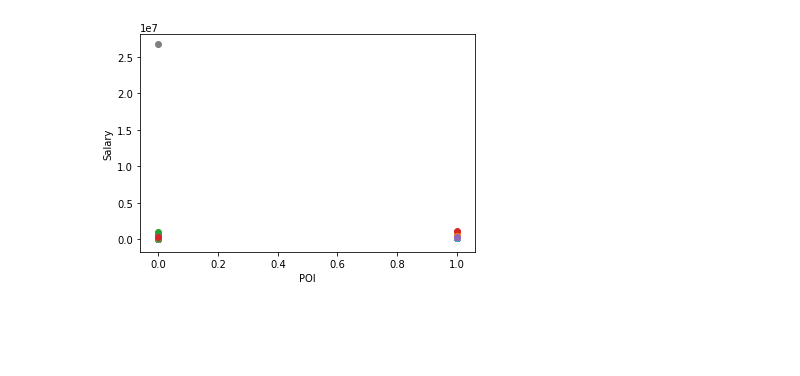
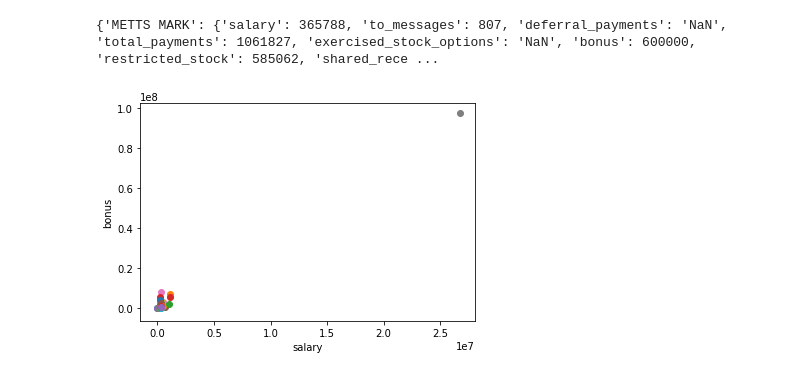
Before and after one commit to ketanpandey01/Enron_Corpus, a Jupyter notebook: Enron Corpus.ipynb, the cells around one changed output. Cells and saved outputs as stored; diff of their text form; code cells hidden in the pictures; blank space fills up the shorter version.

```diff
--- a/Enron Corpus.ipynb
+++ b/Enron Corpus.ipynb
@@ -9,28 +11,32 @@ from feature_format import featureFormat, targetFeatureSplit
 # Task 1: Select what features you'll use.
 # features_list is a list of strings, each of which is a feature name.
 # The first feature must be "poi".
-features_list = ['poi','salary'] # You will need to use more features
+features_list = ['salary','bonus'] # You will need to use more features
 # %%
 # Load the dictionary containing the dataset
 with open("final_project_dataset.pkl", "r") as data_file:
     data_dict = pickle.load(data_file)
+# %%
+print(data_dict)
+# %% [output]
+{'METTS MARK': {'salary': 365788, 'to_messages': 807, 'deferral_payments': 'NaN', 'total_payments': 1061827, 'exercised_stock_options': 'NaN', 'bonus': 600000, 'restricted_stock': 585062, 'shared_rece ...
 # %%
 # Visualize the data
-import matplotlib.pyplot as plt
-data = featureFormat(data_dict,features_list)
+def visualize():
+    data = featureFormat(data_dict,features_list)
+    for point in data:
+        salary = point[0]
+        bonus = point[1]
+        plt.scatter( salary, bonus )
+    plt.xlabel("salary")
+    plt.ylabel("bonus")
+    plt.show()
 
-for point in data:
-    poi = point[0]
-    salary = point[1]
-    plt.scatter( poi, salary )
-plt.xlabel("POI")
-plt.ylabel("Salary")
-plt.show()
-
-# labels,features = targetFeatureSplit(data)
-# plt.scatter(labels,features)
-# plt.xlabel("POI")
-# plt.ylabel("Salary")
-# plt.show()
+    # labels,features = targetFeatureSplit(data)
+    # plt.scatter(labels,features)
+    # plt.xlabel("POI")
+    # plt.ylabel("Salary")
+    # plt.show()
+visualize()
 # %% [output]
-[figure, old version]
+[figure, new version]
```
Also changed, not shown: parts of 6 cells of this notebook.
